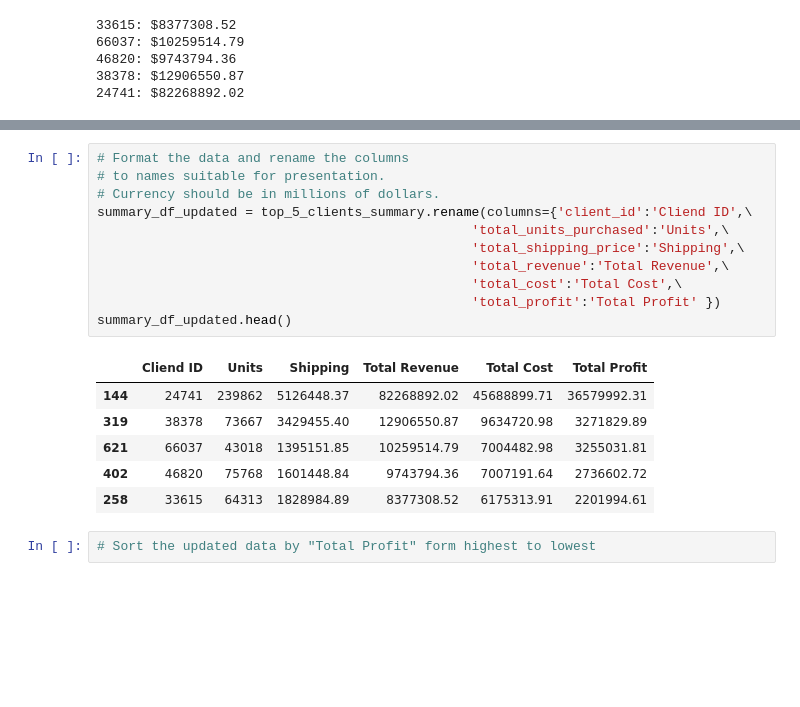
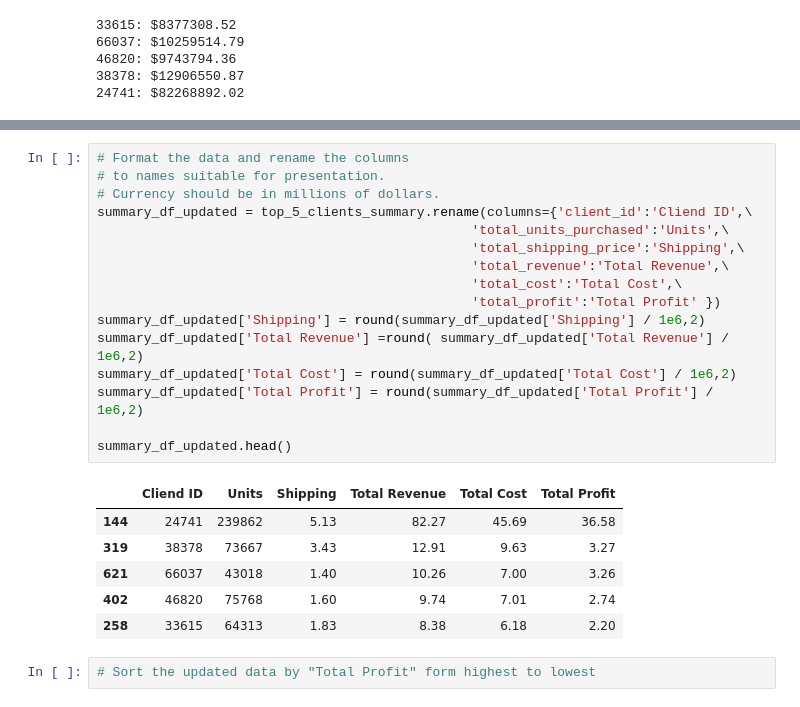
Before and after one commit to Kidalv85/pandas-challenge-1, a Jupyter notebook: module_4_challenge.ipynb, the cells around one changed output, grey strips where cells are left out. Cells and saved outputs as stored; diff of their text form; blank space fills up the shorter version.

```diff
--- a/module_4_challenge.ipynb
+++ b/module_4_challenge.ipynb
@@ -433,20 +433,25 @@ top_5_clients_summary.head()
 # %%
 # Format the data and rename the columns
 # to names suitable for presentation.
 # Currency should be in millions of dollars.
 summary_df_updated = top_5_clients_summary.rename(columns={'client_id':'Cliend ID',\
                                                 'total_units_purchased':'Units',\
                                                 'total_shipping_price':'Shipping',\
                                                 'total_revenue':'Total Revenue',\
                                                 'total_cost':'Total Cost',\
                                                 'total_profit':'Total Profit' })
+summary_df_updated['Shipping'] = round(summary_df_updated['Shipping'] / 1e6,2)
+summary_df_updated['Total Revenue'] =round( summary_df_updated['Total Revenue'] / 1e6,2)
+summary_df_updated['Total Cost'] = round(summary_df_updated['Total Cost'] / 1e6,2)
+summary_df_updated['Total Profit'] = round(summary_df_updated['Total Profit'] / 1e6,2)
+
 summary_df_updated.head()
 # %% [output]
 |  | Cliend ID | Units | Shipping | Total Revenue | Total Cost | Total Profit |
-| 144 | 24741 | 239862 | 5126448.37 | 82268892.02 | 45688899.71 | 36579992.31 |
-| 319 | 38378 | 73667 | 3429455.40 | 12906550.87 | 9634720.98 | 3271829.89 |
-| 621 | 66037 | 43018 | 1395151.85 | 10259514.79 | 7004482.98 | 3255031.81 |
-| 402 | 46820 | 75768 | 1601448.84 | 9743794.36 | 7007191.64 | 2736602.72 |
-| 258 | 33615 | 64313 | 1828984.89 | 8377308.52 | 6175313.91 | 2201994.61 |
+| 144 | 24741 | 239862 | 5.13 | 82.27 | 45.69 | 36.58 |
+| 319 | 38378 | 73667 | 3.43 | 12.91 | 9.63 | 3.27 |
+| 621 | 66037 | 43018 | 1.40 | 10.26 | 7.00 | 3.26 |
+| 402 | 46820 | 75768 | 1.60 | 9.74 | 7.01 | 2.74 |
+| 258 | 33615 | 64313 | 1.83 | 8.38 | 6.18 | 2.20 |
 # %%
 # Sort the updated data by "Total Profit" form highest to lowest
```
